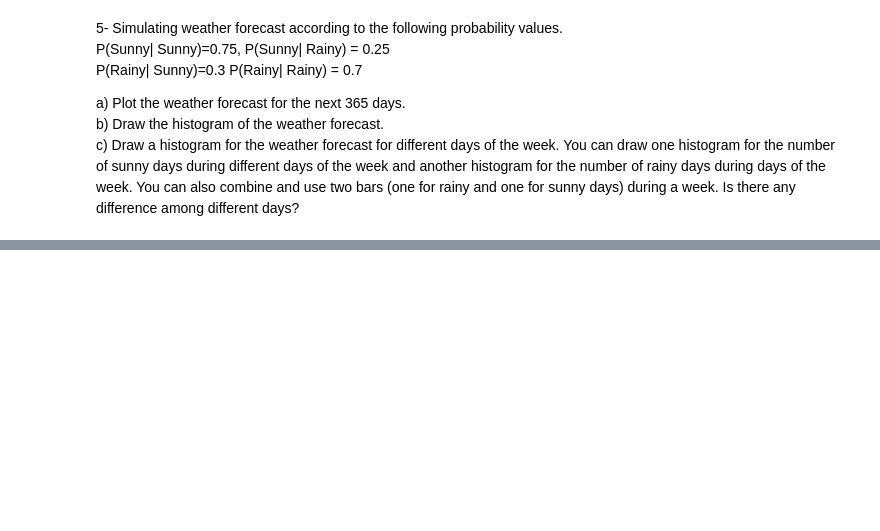
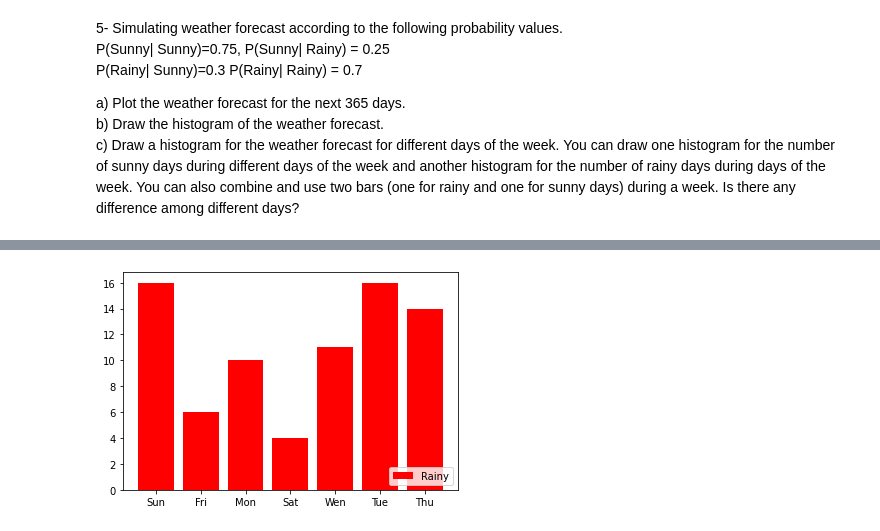
Before and after one commit to twyunting/CSC-632_Intro-to-Simulation-and-Modeling, a Jupyter notebook: homeworks/hw2/CSC-632 HW2_Coding_Yunting Chiu.ipynb, the cells around one changed output, grey strips where cells are left out. Saved outputs shown, nothing was run; the diff lists cells and outputs as text; code cells hidden in the pictures; blank space fills up the shorter version.

```diff
--- a/homeworks/hw2/CSC-632 HW2_Coding_Yunting Chiu.ipynb
+++ b/homeworks/hw2/CSC-632 HW2_Coding_Yunting Chiu.ipynb
@@ -430,0 +488,9 @@ Rainy
+# %%
+y=np.arange(7)
+plt.figure()
+plt.bar(y,WeekRainy, color = "red")
+plt.xticks(y, bars)
+plt.legend(["Rainy"], loc ="lower right")
+plt.show()
+# %% [output]
+[figure, added]
```
Also changed, not shown: parts of 12 cells of this notebook.
